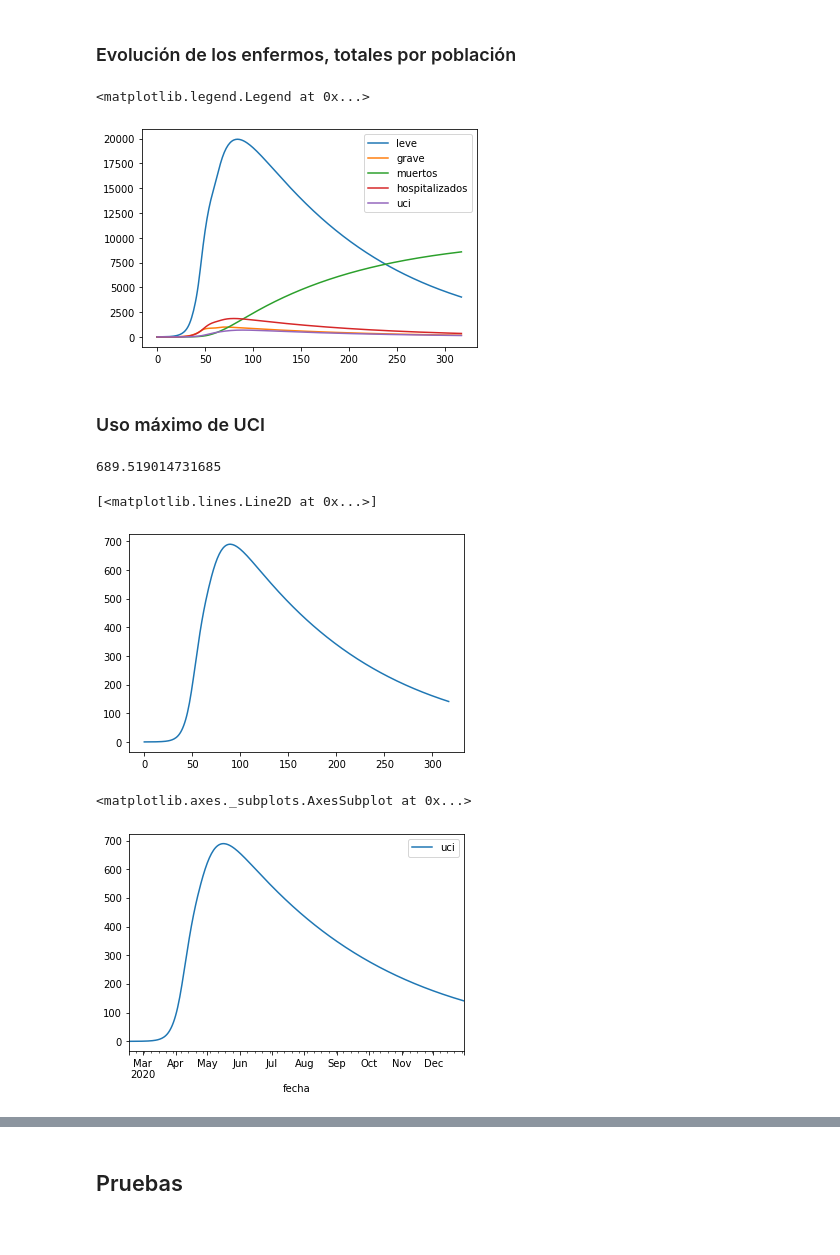
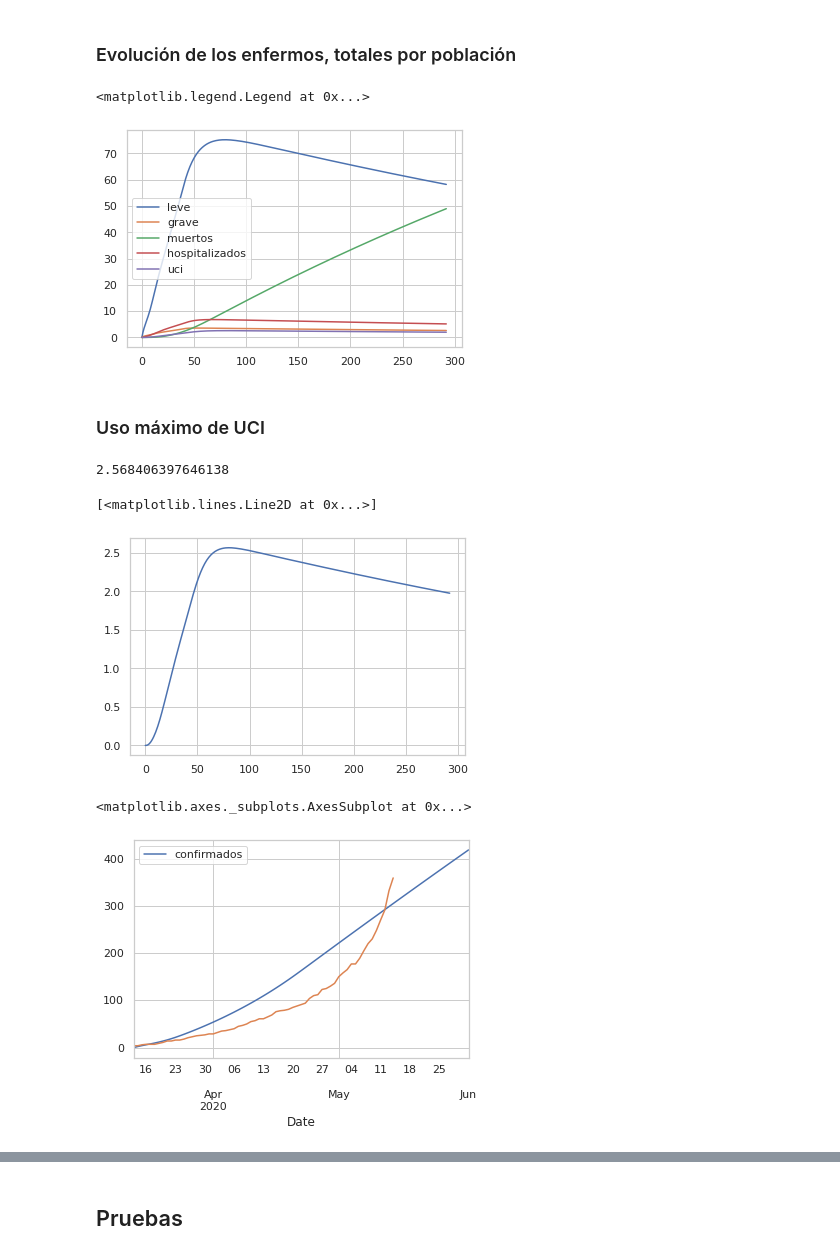
Before and after one commit to eduardofv/ComplexSystems.jl, a Jupyter notebook: CDMX_workbook_py.ipynb, the cells around one changed output, grey strips where cells are left out. Cells and saved outputs as stored; diff of their text form; code cells hidden in the pictures.

```diff
--- a/CDMX_workbook_py.ipynb
+++ b/CDMX_workbook_py.ipynb
@@ -35,15 +35,20 @@ Los parámetros del modelo pueden ser consultados en la página del modelo o en
 from datetime import datetime, timedelta
 import numpy as np
 import matplotlib.pyplot as plt
+import seaborn as sns
 from scipy.integrate import odeint
+
+sns.set(style="whitegrid")
 
 VARS = ['susceptibles', 'infecciosos', 'expuestos', 'leve',
         'grave', 'hospitalizados', 'uci', 'recuperados', 'muertos']
 # %%
 FMT = "%Y-%m-%d"
-FECHA_INICIO = '2020-02-17'
+#FECHA_INICIO = '2020-02-17' #CDMX - 4 casos
+FECHA_INICIO = '2020-03-13' #Querétaro - 4 casos
 FECHA_FINAL = '2020-12-31'
-POBLACION = 22000000
+POBLACION = 2300000 #Zona metro Querétaro https://www.eluniversalqueretaro.mx/metropoli/poblacion-de-la-metropoli-crecio-16-en-nueve-anos
+#POBLACION = 22000000 #CDMX según modelo
 MULTIPLICADOR_SUBREPORTE = 2
 INFECCION_INICIAL = MULTIPLICADOR_SUBREPORTE * 4 / POBLACION # Prob(inf) inicial, 4 confirmados en esa fecha, revisar del modelo CDMX
 
@@ -54,12 +59,16 @@ MODELAR_INTERVENCIONES = True
 #intervenciones_R0 = [2.2, 0.95]
 
 #Interveciones según modelo CDMX (2), ajustados al 25 de abril, optimista
-intervenciones_fechas = ['2020-03-22', '2020-04-01', '2020-04-13', '2020-04-20']
-intervenciones_R0 = [2.2, 0.95, 1.2, 0.95]
+#intervenciones_fechas = ['2020-03-22', '2020-04-01', '2020-04-13', '2020-04-20']
+#intervenciones_R0 = [2.2, 0.95, 1.2, 0.95]
 
 #Mis intervenciones What-if?
 #intervenciones_fechas = ['2020-03-22', '2020-04-01', '2020-04-13', '2020-04-20', '2020-07-01', '2020-08-15']
 #intervenciones_R0 = [2.2, 0.95, 1.2, 0.95, 1.2, 0.95]
+
+#Mis intervenciones Querétaro
+intervenciones_fechas = [FECHA_INICIO, '2020-03-22', '2020-04-01', '2020-04-13', '2020-04-20']
+intervenciones_R0 = [2, 1.2, 1.2, 1.2, 0.99]
 # %% [markdown]
 ## Implementación
 
@@ -183,26 +192,32 @@ for var in ['leve', 'grave', 'muertos', 'hospitalizados', 'uci']:
 plt.legend()
 # %% [output]
 <matplotlib.legend.Legend at 0x...>
-[figure, old version]
+[figure, new version]
 # %% [markdown]
 ### Uso máximo de UCI
 # %%
 max(res["uci"]) * POBLACION
 # %% [output]
-689.519014731685
+2.568406397646138
 # %%
 uci = np.multiply(res["uci"], POBLACION)
 plt.plot(uci)
 # %% [output]
 [<matplotlib.lines.Line2D at 0x...>]
-[figure, old version]
+[figure, new version]
+# %%
+from covid_analysis import *
+estados = load_mariorz()
 # %%
 import pandas as pd
-d = pd.DataFrame({'fecha':t_labels, 'uci':uci})
+confirmados = np.array([res['leve'], res['grave'], res['uci'], res['hospitalizados'], res['muertos'], res['recuperados']])
+confirmados = np.multiply(np.sum(confirmados, axis=0), POBLACION)
+d = pd.DataFrame({'fecha':t_labels, 'confirmados':confirmados})
 #d['fecha'] = pd.to_datetime(d['fecha']).dt.date
 d = d.set_index('fecha')
 d.index = pd.to_datetime(d.index)
-d.plot()
+d[:'2020-06-01'].plot()
+estados['confirmados']['Queretaro'][FECHA_INICIO:].plot()
 # %% [output]
 <matplotlib.axes._subplots.AxesSubplot at 0x...>
-[figure, old version]
+[figure, new version]
```
Also changed, not shown: parts of 8 cells of this notebook, 2 other files.
